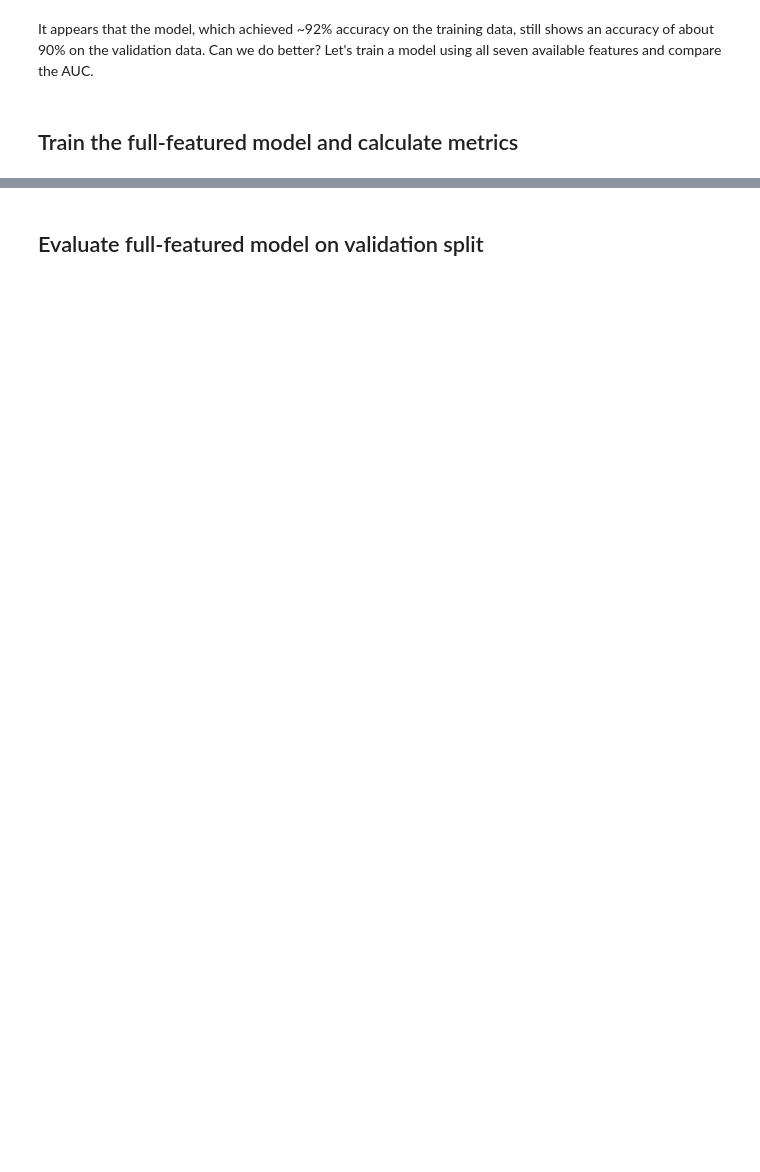
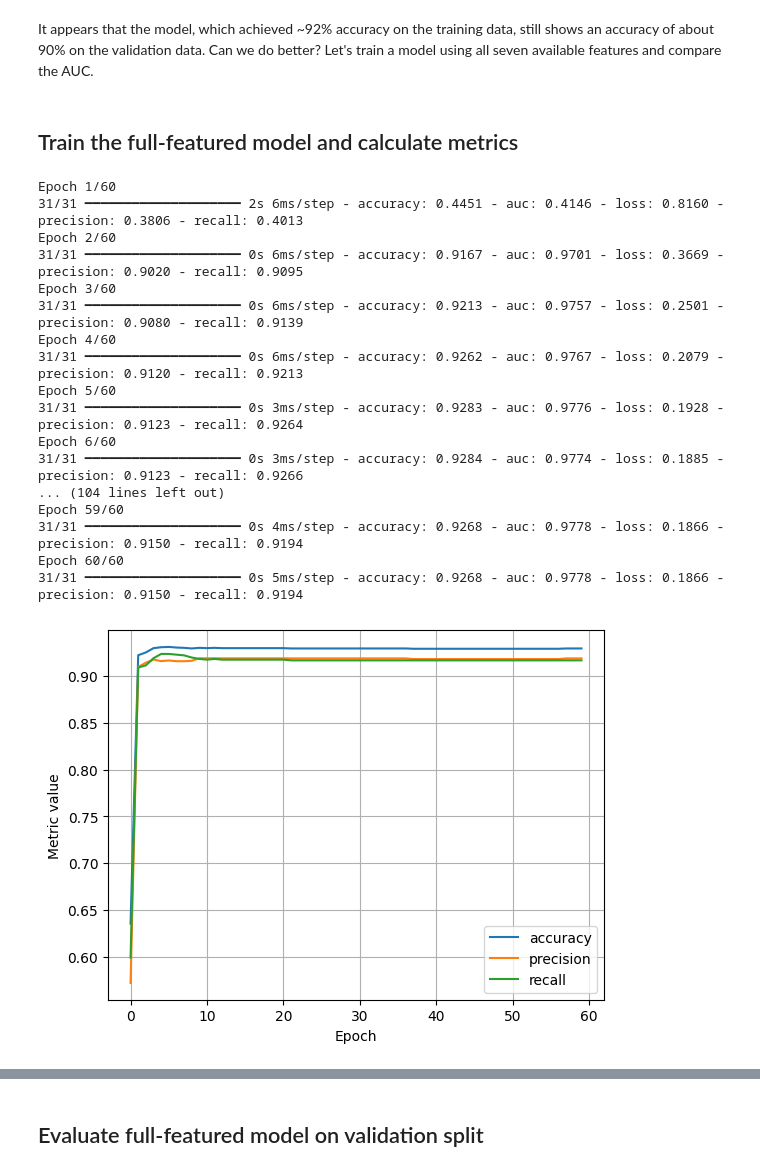
Before and after one commit to Nandhan-rao9/ml_learn, a Jupyter notebook: ml/cc/exercises/binary_classification_rice.ipynb, the cells around one changed output, grey strips where cells are left out. Drawn from its saved outputs; the diff is of its cells as text; code cells hidden in the pictures; blank space fills up the shorter version.

```diff
--- a/ml/cc/exercises/binary_classification_rice.ipynb
+++ b/ml/cc/exercises/binary_classification_rice.ipynb
@@ -551,7 +552,7 @@ all_input_features = [
 ## Train the full-featured model and calculate metrics
 # %%
 settings_all_features = ml_edu.experiment.ExperimentSettings(
-    learning_rate=0.001,
+    learning_rate=0.01,
     number_epochs=60,
     batch_size=100,
     classification_threshold=0.5,
@@ -565,30 +566,49 @@ metrics = [
         name='accuracy',
         threshold=settings_all_features.classification_threshold,
     ),
     keras.metrics.Precision(
         name='precision',
         thresholds=settings_all_features.classification_threshold,
     ),
     keras.metrics.Recall(
         name='recall', thresholds=settings_all_features.classification_threshold
     ),
     keras.metrics.AUC(num_thresholds=100, name='auc'),
 ]
 
 # Establish the model's topography.
 model_all_features = create_model(settings_all_features, metrics)
 
 # Train the model on the training set.
 experiment_all_features = train_model(
     'all features',
     model_all_features,
     train_features,
     train_labels,
     settings_all_features,
 )
 
 # Plot metrics vs. epochs
 ml_edu.results.plot_experiment_metrics(
     experiment_all_features, ['accuracy', 'precision', 'recall']
 )
 ml_edu.results.plot_experiment_metrics(experiment_all_features, ['auc'])
+# %% [output]
+Epoch 1/60
+31/31 ━━━━━━━━━━━━━━━━━━━━ 2s 6ms/step - accuracy: 0.4451 - auc: 0.4146 - loss: 0.8160 - precision: 0.3806 - recall: 0.4013
+Epoch 2/60
+31/31 ━━━━━━━━━━━━━━━━━━━━ 0s 6ms/step - accuracy: 0.9167 - auc: 0.9701 - loss: 0.3669 - precision: 0.9020 - recall: 0.9095
+Epoch 3/60
+31/31 ━━━━━━━━━━━━━━━━━━━━ 0s 6ms/step - accuracy: 0.9213 - auc: 0.9757 - loss: 0.2501 - precision: 0.9080 - recall: 0.9139
+Epoch 4/60
+31/31 ━━━━━━━━━━━━━━━━━━━━ 0s 6ms/step - accuracy: 0.9262 - auc: 0.9767 - loss: 0.2079 - precision: 0.9120 - recall: 0.9213
+Epoch 5/60
+31/31 ━━━━━━━━━━━━━━━━━━━━ 0s 3ms/step - accuracy: 0.9283 - auc: 0.9776 - loss: 0.1928 - precision: 0.9123 - recall: 0.9264
+Epoch 6/60
+31/31 ━━━━━━━━━━━━━━━━━━━━ 0s 3ms/step - accuracy: 0.9284 - auc: 0.9774 - loss: 0.1885 - precision: 0.9123 - recall: 0.9266
+... (104 lines left out)
+Epoch 59/60
+31/31 ━━━━━━━━━━━━━━━━━━━━ 0s 4ms/step - accuracy: 0.9268 - auc: 0.9778 - loss: 0.1866 - precision: 0.9150 - recall: 0.9194
+Epoch 60/60
+31/31 ━━━━━━━━━━━━━━━━━━━━ 0s 5ms/step - accuracy: 0.9268 - auc: 0.9778 - loss: 0.1866 - precision: 0.9150 - recall: 0.9194
+[figure, added]
```
Also changed, not shown: parts of 6 cells of this notebook.
